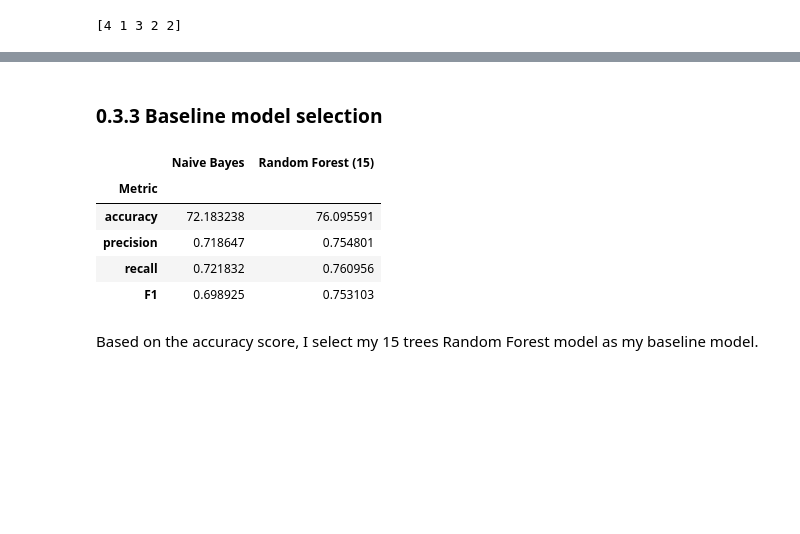
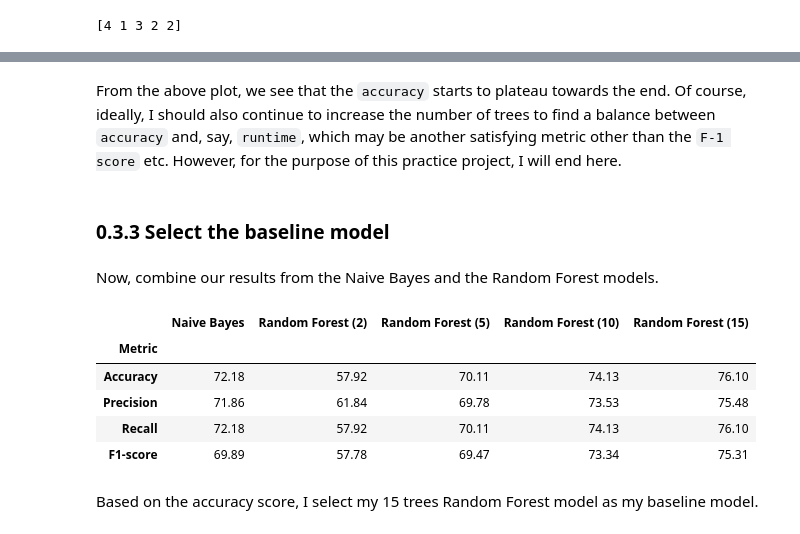
Before and after one commit to ZYWZong/ML_Practice_Projects, a Jupyter notebook: SkimLit_project_practice/SkimLit_data_preprocessing_and_baseline_model_00.ipynb, the cells around one changed output, grey strips where cells are left out. Saved outputs shown, nothing was run; the diff lists cells and outputs as text; code cells hidden in the pictures; blank space fills up the shorter version.

```diff
--- a/SkimLit_project_practice/SkimLit_data_preprocessing_and_baseline_model_00.ipynb
+++ b/SkimLit_project_practice/SkimLit_data_preprocessing_and_baseline_model_00.ipynb
@@ -220,0 +286,4 @@ Random_Forest_evaluations_df.head()
+# %%
+n_estimators = [2,5,10,15]
+
+models = RandomForestModels(n_estimators)
@@ -220,0 +292,2 @@ Random_Forest_evaluations_df.head()
+# %%
+RandomForestFit(models, train_sentences, train_labels_encoded)
@@ -220,0 +296,4 @@ Random_Forest_evaluations_df.head()
+# %%
+preds_dev = RandomForestPredict(models, dev_sentences)
+evaluations = RandomForestEvaluate(n_estimators, models, dev_labels_encoded, preds_dev)
+plot_evaluations_RFmodels(evaluations, n_estimators)
@@ -221,17 +302,25 @@ Random_Forest_evaluations_df.head()
+# %% [markdown]
+From the above plot, we see that the `accuracy` starts to plateau towards the end. Of course, ideally, I should also continue to increase the number of trees to find a balance between `accuracy` and, say, `runtime`, which may be another satisfying metric other than the `F-1 score` etc. However, for the purpose of this practice project, I will end here.
 # %% [markdown]
-### 0.3.3 Baseline model selection
+### 0.3.3 Select the baseline model
+# %% [markdown]
+Now, combine our results from the Naive Bayes and the Random Forest models.
 # %%
-joined_df = pd.merge(Naive_Bayes_evaluations_df, Random_Forest_evaluations_df, on="Metric")
+joined_df = Naive_Bayes_evaluations_df
+Random_Forest_evaluations = []
+for evaluation in evaluations:
+  evaluation_df = pd.DataFrame(evaluation)
+  joined_df = pd.merge(joined_df, evaluation_df, on="Metric")
 
 joined_df.set_index("Metric", inplace=True)
 
 joined_df
 # %% [output]
-|  | Naive Bayes | Random Forest (15) |
-| Metric |  |  |
-| accuracy | 72.183238 | 76.095591 |
-| precision | 0.718647 | 0.754801 |
-| recall | 0.721832 | 0.760956 |
-| F1 | 0.698925 | 0.753103 |
+|  | Naive Bayes | Random Forest (2) | Random Forest (5) | Random Forest (10) | Random Forest (15) |
+| Metric |  |  |  |  |  |
+| Accuracy | 72.18 | 57.92 | 70.11 | 74.13 | 76.10 |
+| Precision | 71.86 | 61.84 | 69.78 | 73.53 | 75.48 |
+| Recall | 72.18 | 57.92 | 70.11 | 74.13 | 76.10 |
+| F1-score | 69.89 | 57.78 | 69.47 | 73.34 | 75.31 |
 # %% [markdown]
 Based on the accuracy score, I select my 15 trees Random Forest model as my baseline model.
```
Also changed, not shown: parts of 25 cells of this notebook.
